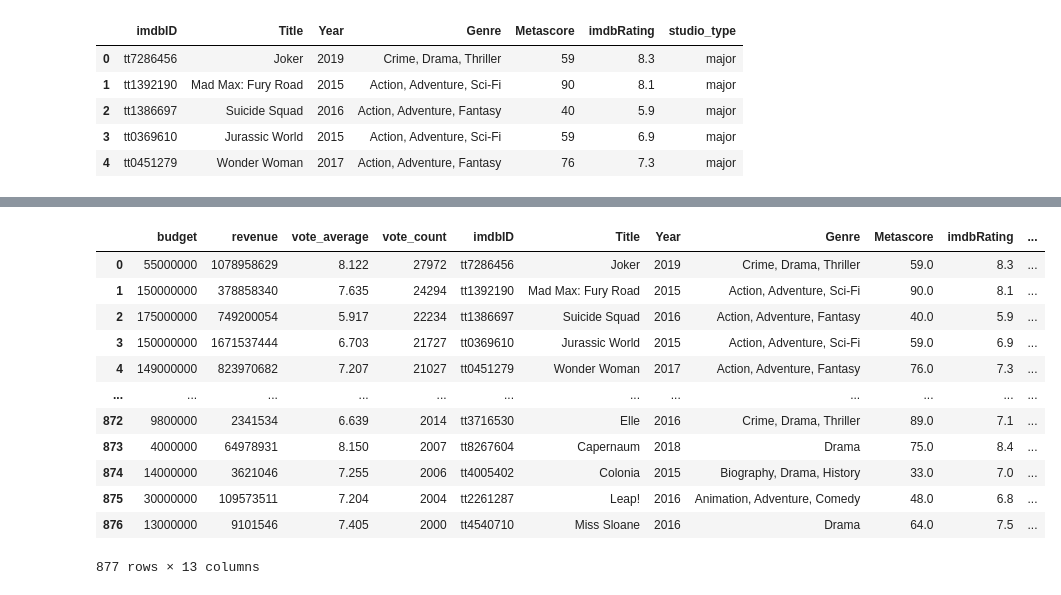
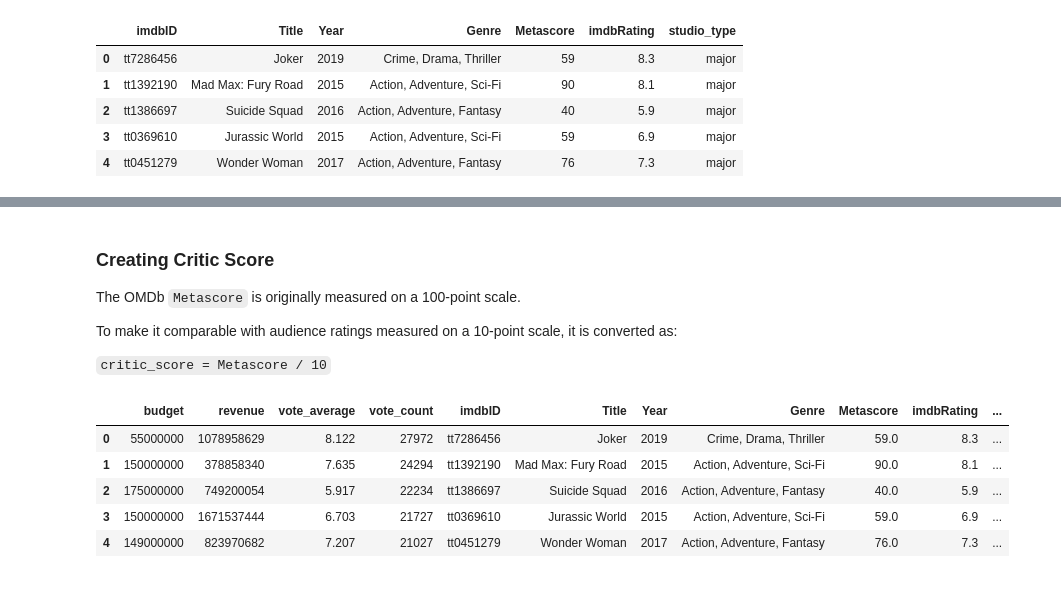
Before and after one commit to Emilyzh-glitch/ME204-final-project, a Jupyter notebook: notebooks/NB02b-Data-Transformation.ipynb, the cells around one changed output, grey strips where cells are left out. Saved outputs shown, nothing was run; the diff lists cells and outputs as text; code cells hidden in the pictures.

```diff
--- a/notebooks/NB02b-Data-Transformation.ipynb
+++ b/notebooks/NB02b-Data-Transformation.ipynb
@@ -125,17 +143,18 @@ merged_df
+# %% [markdown]
+### Creating Critic Score
+
+The OMDb `Metascore` is originally measured on a 100-point scale.
+
+To make it comparable with audience ratings measured on a 10-point scale, it is converted as:
+
+`critic_score = Metascore / 10`
 # %%
 merged_df["metascore_10"] = merged_df["Metascore"] / 10
-merged_df
+merged_df.head()
 # %% [output]
 |  | budget | revenue | vote_average | vote_count | imdbID | Title | Year | Genre | Metascore | imdbRating | ... |
 | 0 | 55000000 | 1078958629 | 8.122 | 27972 | tt7286456 | Joker | 2019 | Crime, Drama, Thriller | 59.0 | 8.3 | ... |
 | 1 | 150000000 | 378858340 | 7.635 | 24294 | tt1392190 | Mad Max: Fury Road | 2015 | Action, Adventure, Sci-Fi | 90.0 | 8.1 | ... |
 | 2 | 175000000 | 749200054 | 5.917 | 22234 | tt1386697 | Suicide Squad | 2016 | Action, Adventure, Fantasy | 40.0 | 5.9 | ... |
 | 3 | 150000000 | 1671537444 | 6.703 | 21727 | tt0369610 | Jurassic World | 2015 | Action, Adventure, Sci-Fi | 59.0 | 6.9 | ... |
 | 4 | 149000000 | 823970682 | 7.207 | 21027 | tt0451279 | Wonder Woman | 2017 | Action, Adventure, Fantasy | 76.0 | 7.3 | ... |
-| ... | ... | ... | ... | ... | ... | ... | ... | ... | ... | ... | ... |
-| 872 | 9800000 | 2341534 | 6.639 | 2014 | tt3716530 | Elle | 2016 | Crime, Drama, Thriller | 89.0 | 7.1 | ... |
-| 873 | 4000000 | 64978931 | 8.150 | 2007 | tt8267604 | Capernaum | 2018 | Drama | 75.0 | 8.4 | ... |
-| 874 | 14000000 | 3621046 | 7.255 | 2006 | tt4005402 | Colonia | 2015 | Biography, Drama, History | 33.0 | 7.0 | ... |
-| 875 | 30000000 | 109573511 | 7.204 | 2004 | tt2261287 | Leap! | 2016 | Animation, Adventure, Comedy | 48.0 | 6.8 | ... |
-| 876 | 13000000 | 9101546 | 7.405 | 2000 | tt4540710 | Miss Sloane | 2016 | Drama | 64.0 | 7.5 | ... |
-877 rows × 13 columns
```
Also changed, not shown: parts of 16 cells of this notebook, 1 other file.
